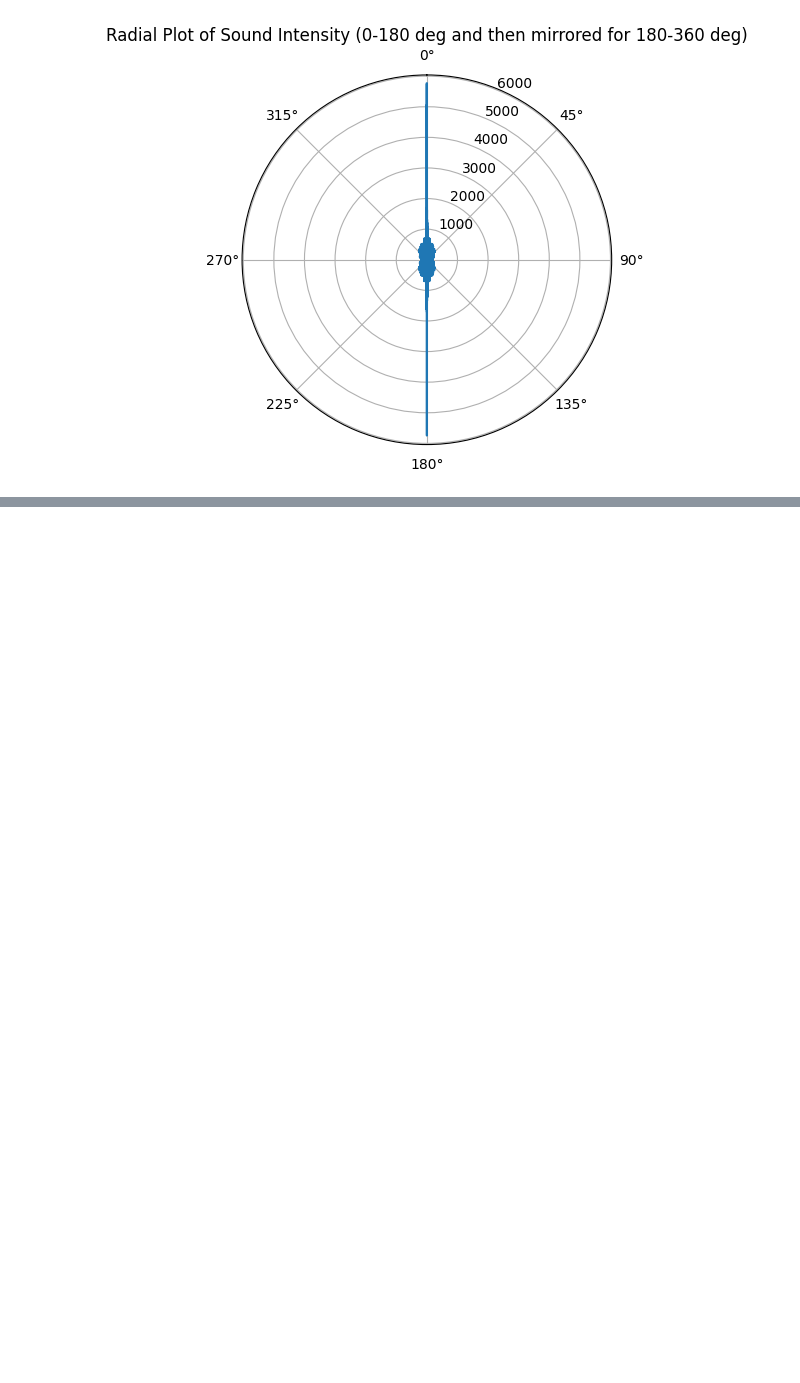
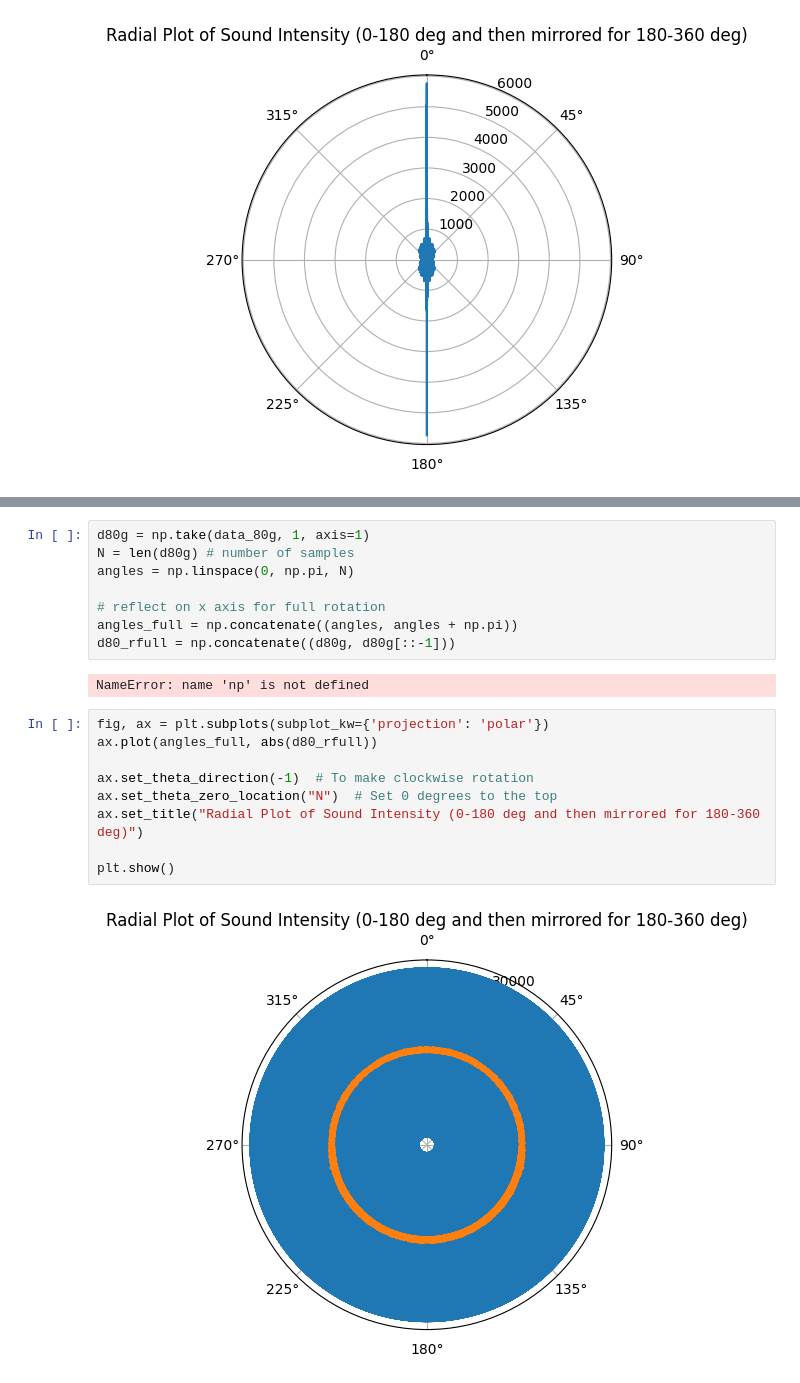
Before and after one commit to julianLapenna12/acoustic_radiation_modelling, a Jupyter notebook: notebooks/Ex1.acoustics.notebook.ipynb, the cells around one changed output, grey strips where cells are left out. Cells and saved outputs as stored; diff of their text form; blank space fills up the shorter version.

```diff
--- a/notebooks/Ex1.acoustics.notebook.ipynb
+++ b/notebooks/Ex1.acoustics.notebook.ipynb
@@ -710,0 +738,21 @@ Wait a minute... I also didn't select the portion where the signal is actually b
+# %%
+d80g = np.take(data_80g, 1, axis=1)
+N = len(d80g) # number of samples
+angles = np.linspace(0, np.pi, N)
+
+# reflect on x axis for full rotation
+angles_full = np.concatenate((angles, angles + np.pi))
+d80_rfull = np.concatenate((d80g, d80g[::-1]))
+# %% [output]
+NameError: name 'np' is not defined
+# %%
+fig, ax = plt.subplots(subplot_kw={'projection': 'polar'})
+ax.plot(angles_full, abs(d80_rfull))
+
+ax.set_theta_direction(-1)  # To make clockwise rotation
+ax.set_theta_zero_location("N")  # Set 0 degrees to the top
+ax.set_title("Radial Plot of Sound Intensity (0-180 deg and then mirrored for 180-360 deg)")
+
+plt.show()
+# %% [output]
+[figure, added]
```
Also changed, not shown: parts of 2 cells of this notebook.
